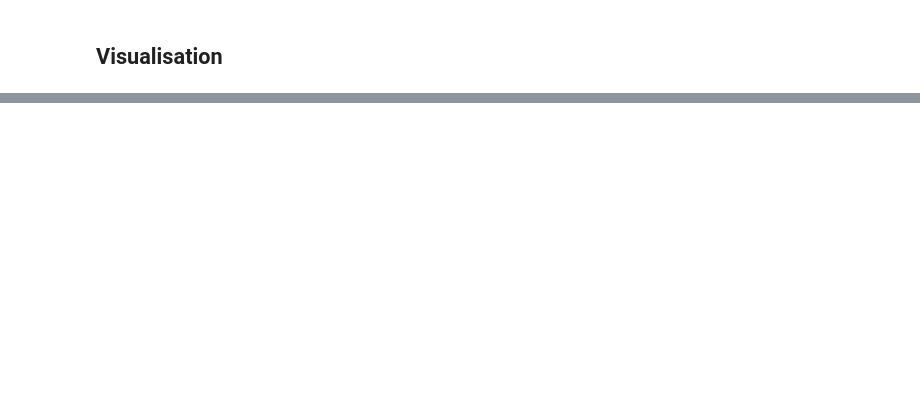
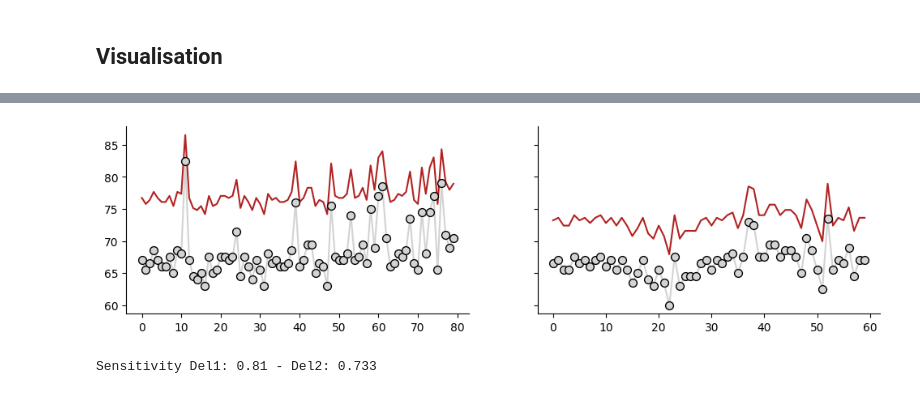
Before and after one commit to LegrandNico/ComputationalCardioception, a Jupyter notebook: code/notebooks/2-InteroceptivePrecision.ipynb, the cells around one changed output, grey strips where cells are left out. Cells and saved outputs as stored; diff of their text form; code cells hidden in the pictures; blank space fills up the shorter version.

```diff
--- a/code/notebooks/2-InteroceptivePrecision.ipynb
+++ b/code/notebooks/2-InteroceptivePrecision.ipynb
@@ -355,0 +170,73 @@ az.plot_compare(model_compare);
+# %%
+participant_id = 0
+
+expected_heart_rate_del_1 = az.summary(
+    idata_del_1,
+    var_names=[
+        "mus_cardiac_belief",
+    ],
+)["mean"].to_numpy()[participant_codes_intero_del_1 == participant_id]
+heart_rate_del_1_ = heart_rate_del_1[participant_codes_intero_del_1 == participant_id]
+
+expected_heart_rate_del_2 = az.summary(
+    idata_del_2,
+    var_names=[
+        "mus_cardiac_belief",
+    ],
+)["mean"].to_numpy()[participant_codes_intero_del_2 == participant_id]
+heart_rate_del_2_ = heart_rate_del_2[participant_codes_intero_del_2 == participant_id]
+# %%
+_, axs = plt.subplots(figsize=(12, 3), ncols=2, sharey=True)
+
+axs[0].scatter(
+    np.arange(0, len(heart_rate_del_1_)),
+    heart_rate_del_1_,
+    s=50,
+    color="lightgrey",
+    edgecolors="k",
+)
+axs[0].plot(
+    np.arange(0, len(heart_rate_del_1_)),
+    heart_rate_del_1_,
+    color="lightgrey",
+    zorder=-1,
+)
+
+axs[0].plot(
+    np.arange(0, len(heart_rate_del_1_)),
+    expected_heart_rate_del_1,
+    color="firebricK",
+    zorder=-1,
+)
+
+
+axs[1].scatter(
+    np.arange(0, len(heart_rate_del_2_)),
+    heart_rate_del_2_,
+    s=50,
+    color="lightgrey",
+    edgecolors="k",
+)
+axs[1].plot(
+    np.arange(0, len(heart_rate_del_2_)),
+    heart_rate_del_2_,
+    color="lightgrey",
+    zorder=-1,
+)
+
+axs[1].plot(
+    np.arange(0, len(heart_rate_del_2_)),
+    expected_heart_rate_del_2,
+    color="firebricK",
+    zorder=-1,
+)
+
+sns.despine()
+# %% [output]
+[figure, added]
+# %%
+print(
+    f"Sensitivity Del1: {sensitivity_del_1[participant_id]} - Del2: {sensitivity_del_2[participant_id]}"
+)
+# %% [output]
+Sensitivity Del1: 0.81 - Del2: 0.733
```
Also changed, not shown: parts of 37 cells of this notebook, 6 other files.
